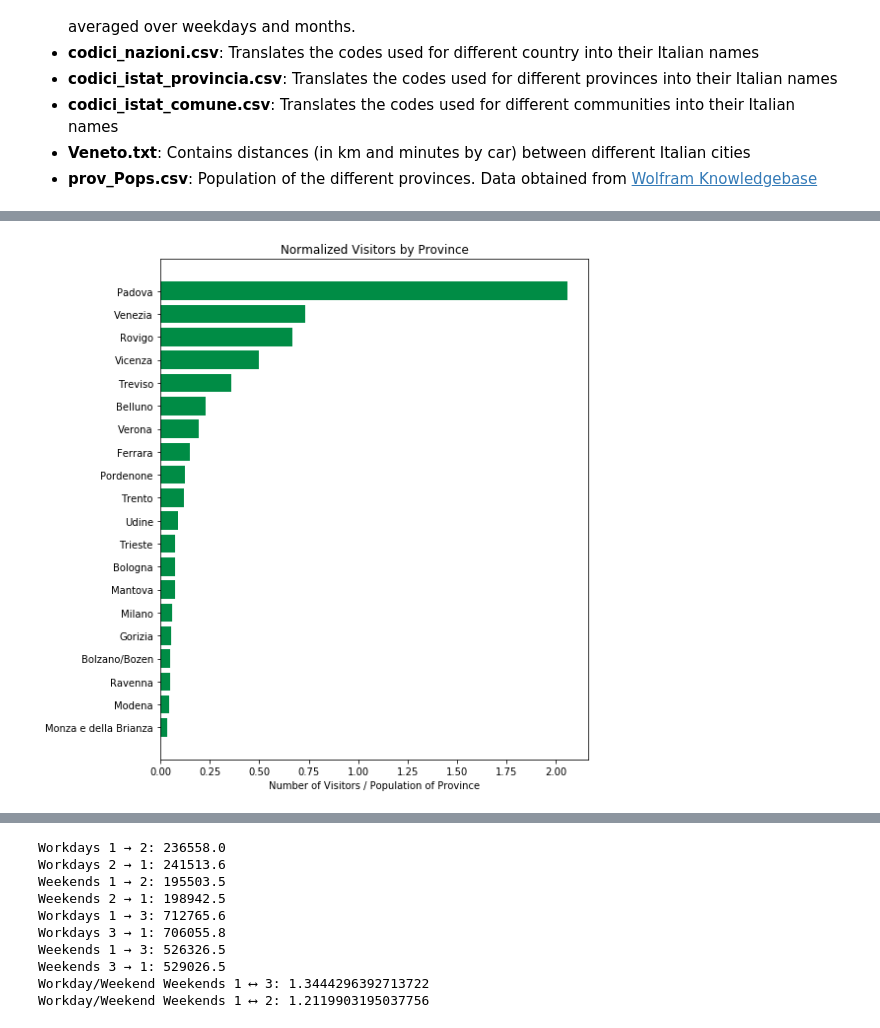
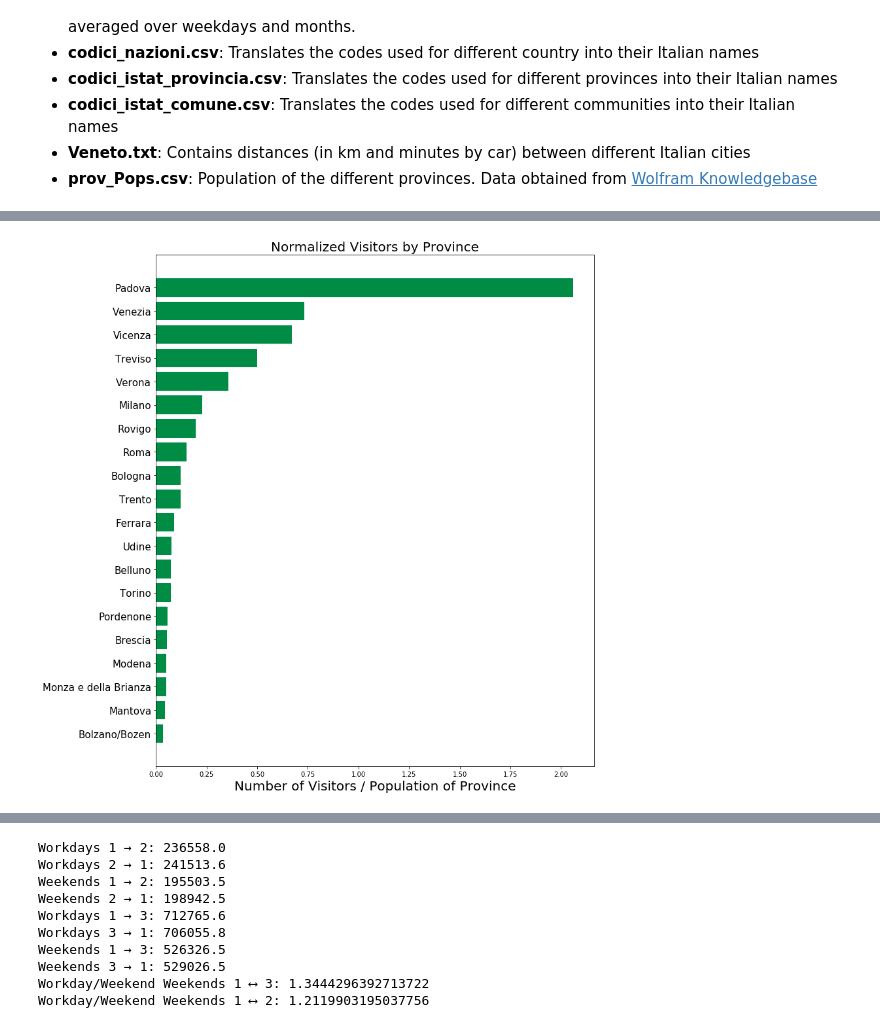
Before and after one commit to PhilippZ94/Vodafone, a Jupyter notebook: Vodafone.ipynb, the cells around one changed output, grey strips where cells are left out. Cells and saved outputs as stored; diff of their text form; code cells hidden in the pictures.

```diff
--- a/Vodafone.ipynb
+++ b/Vodafone.ipynb
@@ -10,3 +10,8 @@ import pandas as pd
 import matplotlib.pyplot as plt
 import networkx as nx
 %matplotlib inline
+import warnings
+warnings.filterwarnings("ignore")
+
+Simon = False
+Philipp = True
@@ -21,3 +18,13 @@ path = "/content/drive/My Drive/Uni/Master/Machine Learning Lab/Python Course/Pr
+# %%
+if Simon :
+    from google.colab import drive
+    drive.mount('/content/drive')
+    path0 = "/content/drive/My Drive/Uni/Master/Machine Learning Lab/Python Course/Project/Vodafone/Data/"
+    path = "/content/drive/My Drive/Uni/Master/Machine Learning Lab/Python Course/Project/Vodafone/Data/"
+
+if Philipp :
+    path0='/home/philipp/Studium/LabCourse_ComputationalPhysics/ModulA/Project/Data/'
+    path='/home/philipp/Studium/LabCourse_ComputationalPhysics/ModulA/Project/Vodafone/Data/'
 # %% [markdown]
 ### Reading the Data
 
@@ -58,13 +65,10 @@ Fluxes = []
 for country in Countries:
     code = nationNames_r[country]
     Flux = Foreigners[Foreigners['COD_COUNTRY']==code].VISITORS.sum()
-    if Flux != 0 :
+    if Flux != 0 and code not in CCodes:
+        # United States for some reason appear 5 times in that list with identical values. We remove 4.
         CCodes.append(code)
         Fluxes.append(Flux)
 
-CCodes, Fluxes = zip(*sorted(zip(CCodes, Fluxes), key=lambda x: x[1])[-24:])
-
-# United States for some reason appear 5 times in that list with identical values. We remove 4.
-CCodes = CCodes[-24:-13] + CCodes[16:]
-Fluxes = Fluxes[-24:-13] + Fluxes[16:]
+CCodes, Fluxes = zip(*sorted(zip(CCodes, Fluxes), key=lambda x: x[1])[-20:])
 # %%
@@ -97,24 +100,27 @@ for province in provinces:
         PCodes.append(code)
         Fluxes.append(Flux)
 
+NFluxes = [0]*len(Fluxes)
+
 for i in range(len(Fluxes)):
-    Fluxes[i] = Fluxes[i]/ProvincePop[PCodes[i]]
+    NFluxes[i] = Fluxes[i]/ProvincePop[PCodes[i]]
 
+NPCodes, NFluxes = zip(*sorted(zip(PCodes, NFluxes), key=lambda x: x[1])[-20:])
 PCodes, Fluxes = zip(*sorted(zip(PCodes, Fluxes), key=lambda x: x[1])[-20:])
+
 provinces = []
 for c in PCodes :
     provinces.append(ProvinceNames[c])
 # %%
-fig, ax = plt.subplots(1,1, figsize=(8,8))
+fig, ax = plt.subplots(1,1, figsize=(12,12))
 
 Object = [ProvinceNames[PCodes[i]] for i in range(len(PCodes))]
 y_pos = np.arange(len(Object))
-plt.barh(y_pos, Fluxes, color='#008C45')
-
-plt.yticks(y_pos, Object)
-plt.title("Normalized Visitors by Province")
-plt.xlabel("Number of Visitors / Population of Province")
+plt.barh(y_pos, NFluxes, color='#008C45')
+plt.yticks(y_pos, Object, fontsize=15)
+plt.title("Normalized Visitors by Province", fontsize=20)
+plt.xlabel("Number of Visitors / Population of Province", fontsize=20)
 fig.tight_layout()
 fig.show()
 # %% [output]
-[figure, old version]
+[figure, new version]
```
Also changed, not shown: parts of 30 cells of this notebook, 2 other files.
